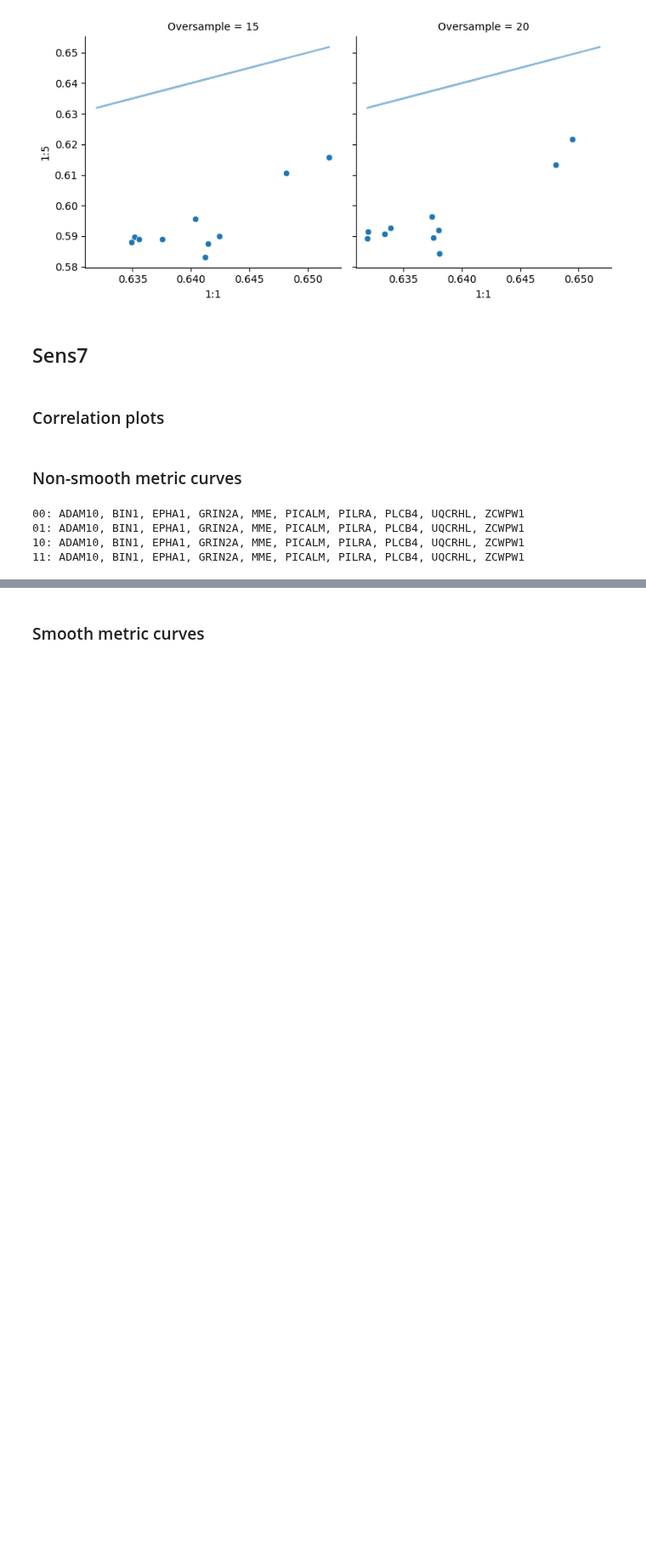
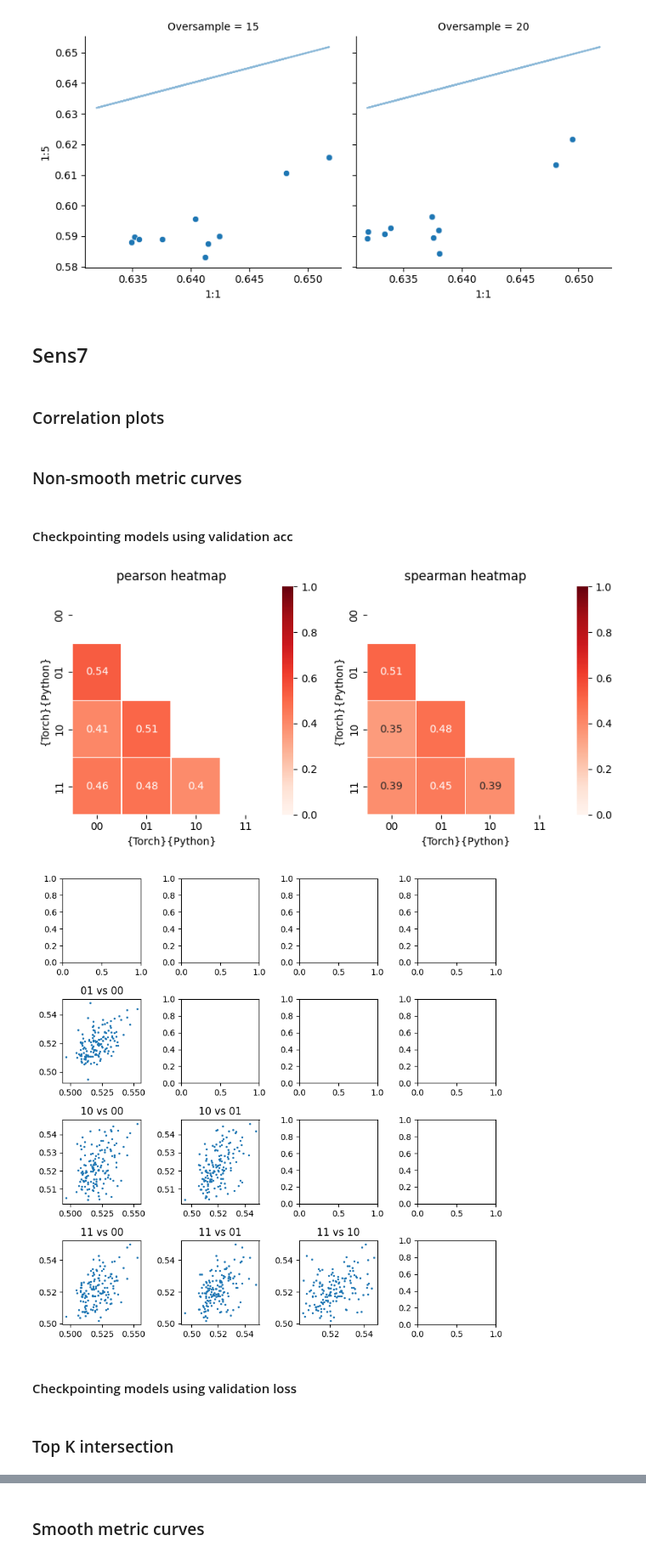
Before and after one commit to titoghose/GWANN, a Jupyter notebook: Code_AD/sensitivity_plots.ipynb, the cells around one changed output, grey strips where cells are left out. Shown at 85% size. Saved outputs shown, nothing was run; the diff lists cells and outputs as text; code cells hidden in the pictures; blank space fills up the shorter version.

```diff
--- a/Code_AD/sensitivity_plots.ipynb
+++ b/Code_AD/sensitivity_plots.ipynb
@@ -549,3 +549,5 @@ def corr_plots(comb_df):
     return (fig1, fig2)
 # %% [markdown]
 ### Non-smooth metric curves
+# %% [markdown]
+#### Checkpointing models using validation acc
@@ -552 +567,13 @@ def corr_plots(comb_df):
+# %%
+from IPython.display import display
+fig1, fig2 = corr_plots(comb_df)
+display(fig1, fig2)
+fig1.savefig(f'./AccCkpt_grp{grp_size}_corr_heatmap_genes.png')
+plt.close()
+plt.close()
+# %% [output]
+[figure, added]
+[figure, added]
+# %% [markdown]
+#### Checkpointing models using validation loss
 # %%
@@ -562,13 +589,5 @@ for tseed, rseed in zip([0, 0, 1, 1], [0, 1, 0, 1]):
         comb_df['Gene'] = summ_df.index.values
     comb_df[f'{tseed}{rseed}'] = summ_df.loc[comb_df['Gene']]['Acc'].values
 comb_df.set_index('Gene', inplace=True)
-# %%
-top_10_dict = {k:[] for k in comb_df.columns}
-for k in top_10_dict.keys():
-    top_10_dict[k] = sorted(comb_df.sort_values('11', ascending=False).head(10).index.to_list())
-    print(f'{k}: {", ".join(top_10_dict[k])}')
-# %% [output]
-00: ADAM10, BIN1, EPHA1, GRIN2A, MME, PICALM, PILRA, PLCB4, UQCRHL, ZCWPW1
-01: ADAM10, BIN1, EPHA1, GRIN2A, MME, PICALM, PILRA, PLCB4, UQCRHL, ZCWPW1
-10: ADAM10, BIN1, EPHA1, GRIN2A, MME, PICALM, PILRA, PLCB4, UQCRHL, ZCWPW1
-11: ADAM10, BIN1, EPHA1, GRIN2A, MME, PICALM, PILRA, PLCB4, UQCRHL, ZCWPW1
+# %% [markdown]
+### Top K intersection
```
Also changed, not shown: parts of 11 cells of this notebook, 2 other files.
